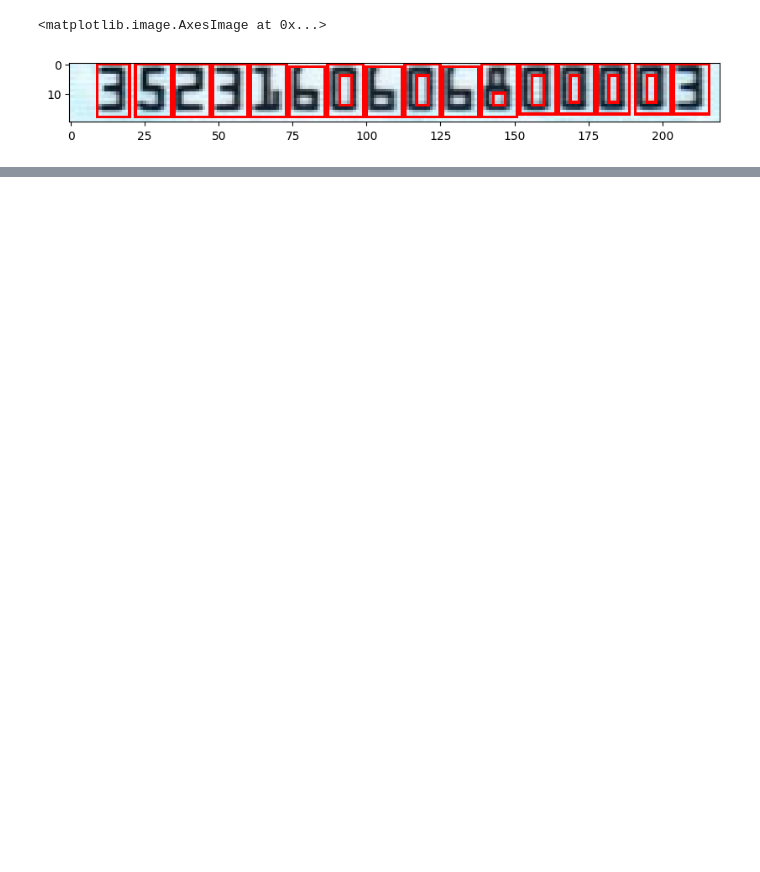
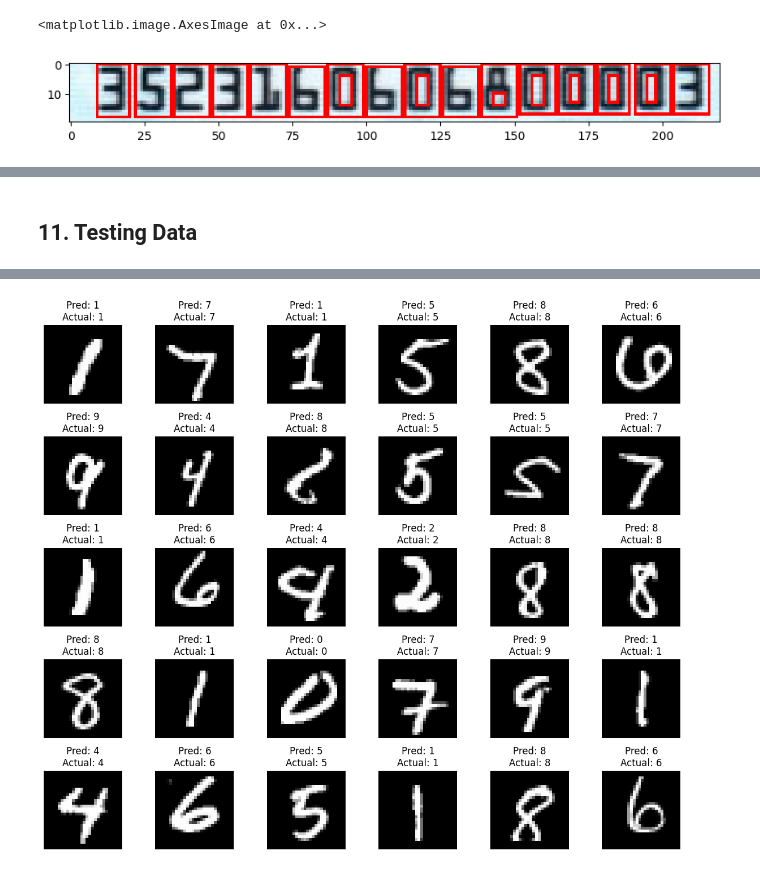
Before and after one commit to NadilaAmaliaaa/PCVK_GANJIL_2024, a Jupyter notebook: Week12.ipynb, the cells around one changed output, grey strips where cells are left out. Drawn from its saved outputs; the diff is of its cells as text; code cells hidden in the pictures; blank space fills up the shorter version.

```diff
--- a/Week12.ipynb
+++ b/Week12.ipynb
@@ -285,0 +642,50 @@ with open("/content/Y.pickle", "wb") as pickle_out:
+# %% [markdown]
+## 11. Testing Data
+# %%
+import os
+import cv2
+import numpy as np
+import pickle
+import tensorflow as tf
+from keras.utils import to_categorical
+
+# Load dataset MNIST yang sudah disiapkan sebelumnya
+pickle_in = open("X_mnist.pickle", "rb")
+X_test = pickle.load(pickle_in)
+pickle_in = open("Y_mnist.pickle", "rb")
+Y_test = pickle.load(pickle_in)
+
+# Normalisasi data testing
+X_test = X_test / 255.0
+
+# Load model yang sudah di-training sebelumnya
+model = tf.keras.models.load_model("anpr.keras")
+
+# Lakukan prediksi pada data testing
+predictions = model.predict(X_test)
+
+# Evaluasi performa model
+accuracy = model.evaluate(X_test, Y_test)[1]
+print("Accuracy on the test set: {:.2f}%".format(accuracy * 100))
+
+import matplotlib.pyplot as plt
+
+# Tampilkan 30 hasil uji dengan gambarnya
+num_results_to_display = 30
+fig, axes = plt.subplots(5, 6, figsize=(12, 10))
+
+for i in range(num_results_to_display):
+    predicted_label = np.argmax(predictions[i])
+    actual_label = np.argmax(Y_test[i])
+
+    # Ambil gambar dari data testing
+    img = X_test[i].reshape((28, 28))  # Assuming the images are 100x100 pixels
+
+    # Tampilkan gambar dan label
+    axes[i // 6, i % 6].imshow(img, cmap='gray')
+    axes[i // 6, i % 6].set_title(f'Pred: {predicted_label}\nActual: {actual_label}')
+    axes[i // 6, i % 6].axis('off')
+
+plt.tight_layout()
+plt.show()
+# %% [output]
@@ -285,0 +695 @@ with open("/content/Y.pickle", "wb") as pickle_out:
+[figure, added]
```
Also changed, not shown: parts of 24 cells of this notebook.
